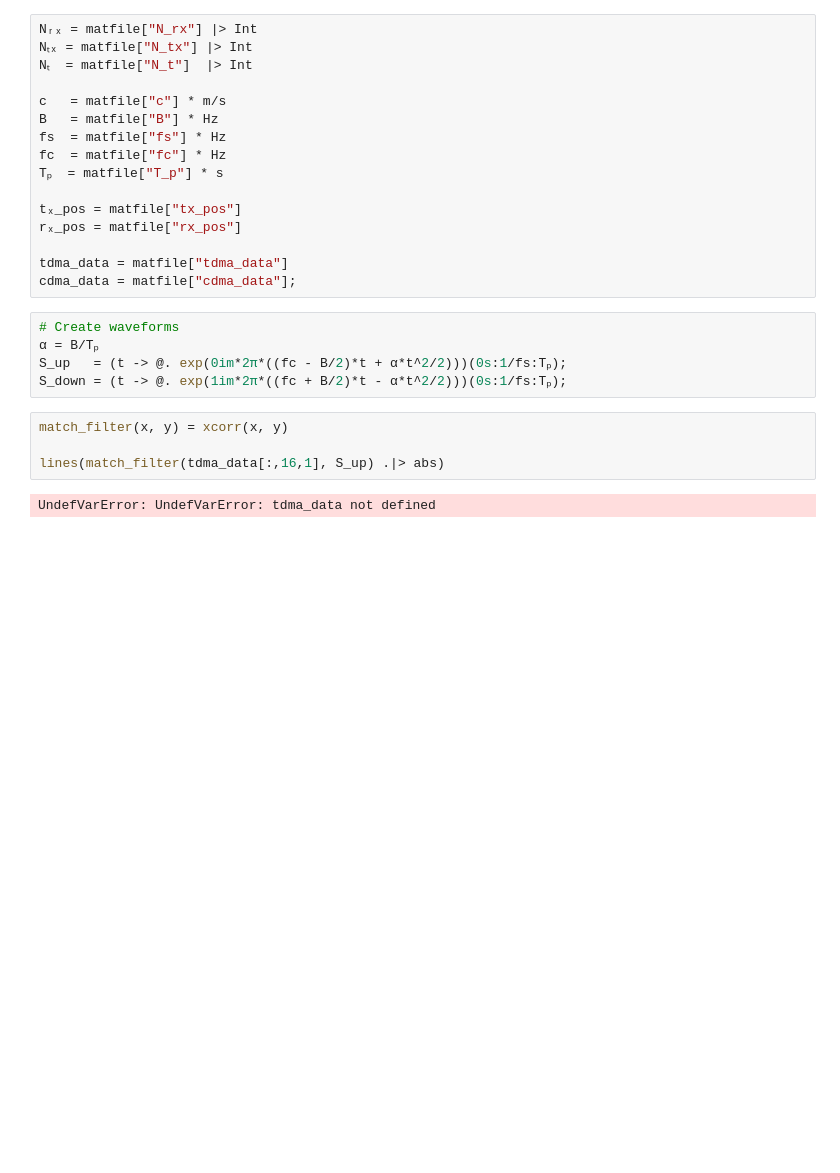
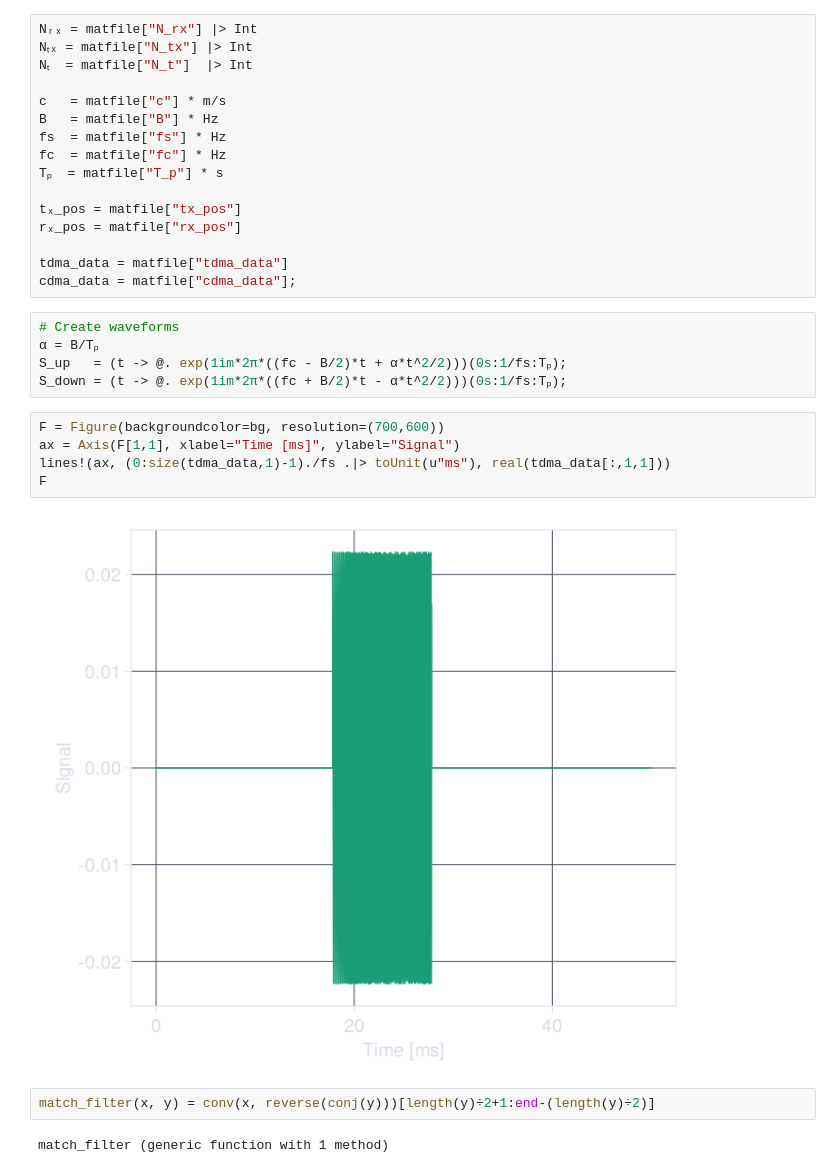
Before and after one commit to simonabj/Studies, a Jupyter notebook: IN5450/Project3/code.ipynb, the cells around one changed output. Cells and saved outputs as stored; diff of their text form; blank space fills up the shorter version.

Commit message:
fix match filter

```diff
--- a/IN5450/Project3/code.ipynb
+++ b/IN5450/Project3/code.ipynb
@@ -69,11 +73,16 @@ cdma_data = matfile["cdma_data"];
 # %%
 # Create waveforms
 α = B/Tₚ
-S_up   = (t -> @. exp(0im*2π*((fc - B/2)*t + α*t^2/2)))(0s:1/fs:Tₚ);
+S_up   = (t -> @. exp(1im*2π*((fc - B/2)*t + α*t^2/2)))(0s:1/fs:Tₚ);
 S_down = (t -> @. exp(1im*2π*((fc + B/2)*t - α*t^2/2)))(0s:1/fs:Tₚ);
-# %%
-match_filter(x, y) = xcorr(x, y)
-
-lines(match_filter(tdma_data[:,16,1], S_up) .|> abs)
-# %% [output]
-UndefVarError: UndefVarError: tdma_data not defined
+# %%
+F = Figure(backgroundcolor=bg, resolution=(700,600))
+ax = Axis(F[1,1], xlabel="Time [ms]", ylabel="Signal")
+lines!(ax, (0:size(tdma_data,1)-1)./fs .|> toUnit(u"ms"), real(tdma_data[:,1,1]))
+F
+# %% [output]
+[figure, added]
+# %%
+match_filter(x, y) = conv(x, reverse(conj(y)))[length(y)÷2+1:end-(length(y)÷2)]
+# %% [output]
+match_filter (generic function with 1 method)
```
Also changed, not shown: parts of 5 cells of this notebook.
